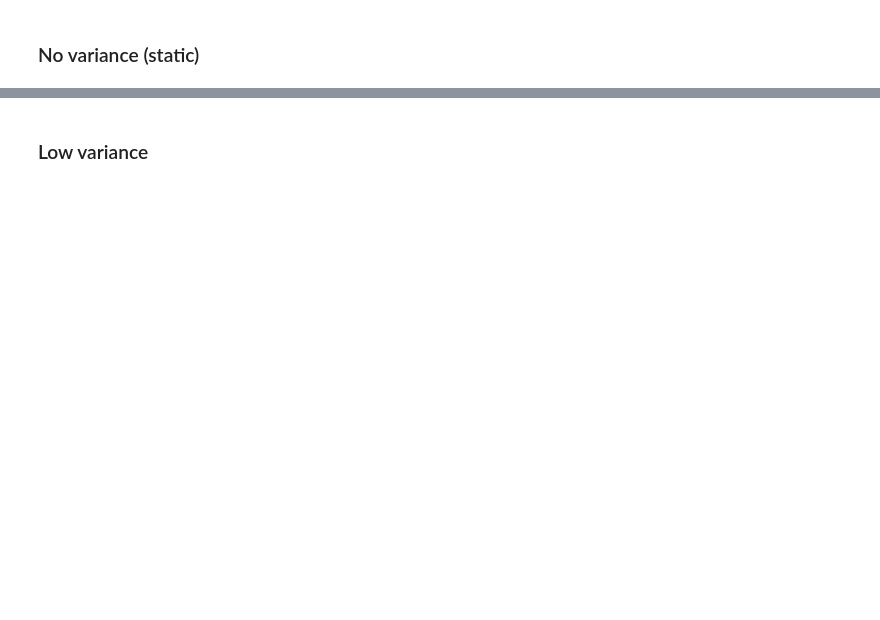
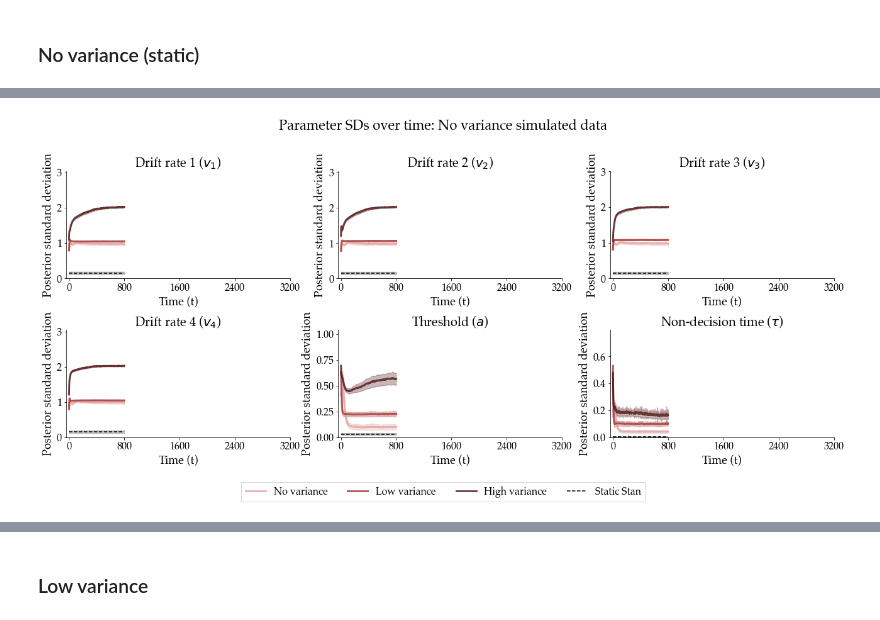
Before and after one commit to LuSchumacher/dynamic_models, a Jupyter notebook: ablation_study/ablation_study.ipynb, the cells around one changed output, grey strips where cells are left out. Cells and saved outputs as stored; diff of their text form; code cells hidden in the pictures; blank space fills up the shorter version.

```diff
--- a/ablation_study/ablation_study.ipynb
+++ b/ablation_study/ablation_study.ipynb
@@ -21,6 +21,11 @@ from tensorflow.keras.utils import to_categorical
 import tensorflow_probability as tfp
 tfd = tfp.distributions
 tfpl = tfp.layers
+# %%
+# set font type
+import matplotlib
+matplotlib.rcParams['font.serif'] = "Palatino"
+matplotlib.rcParams['font.family'] = "serif"
 # %%
 # gpu setting and checking
 # physical_devices = tf.config.list_physical_devices('GPU')
@@ -391,6 +396,6 @@ for i in range(len(epochs)):
 network_no_var   = StaticHeteroscedasticNetwork(6)
 network_low_var  = HeteroscedasticNetwork(6, 6)
 network_high_var = HeteroscedasticNetwork(6, 6)
-network_no_var.load_weights('checkpoints_ablation/ablation_noVar_3200')
+network_no_var.load_weights('checkpoints_ablation/ablation_static_3200')
 network_low_var.load_weights('checkpoints_ablation/ablation_lowVar_3200')
 network_high_var.load_weights('checkpoints_ablation/ablation_highVar_3200')
@@ -423,9 +427,11 @@ def plot_post_sd(stan_post_samples, bf_post_no_var, bf_post_low_var, bf_post_hig
     # plotting info
     labels = ['No variance', 'Low variance', 'High variance', "Static Stan"]
     param_labels = ['Drift rate 1', 'Drift rate 2', 'Drift rate 3', 'Drift rate 4', 'Threshold', 'Non-decision time']
-    colors = ['#D18186', '#7697CA', '#4f8752', "#000000"]
+    colors = ['#e3a3a3', '#a63636', '#511515', "#000000"]
+    # colors = ['#d36666', '#852626', '#5d1b1b', "#000000"]
     param_names = [r'$v_1$', r'$v_2$', r'$v_3$', r'$v_4$', r'$a$', r'$\tau$']
-    alpha = 0.8
+    alpha_line = 0.8
+    alpha_fill = 0.3
     linewidth = 3
 
     # plotting time window
@@ -436,12 +442,12 @@ def plot_post_sd(stan_post_samples, bf_post_no_var, bf_post_low_var, bf_post_hig
     # iterate over parameters
     for i, ax in enumerate(axarr.flat):
         # plot Bayesflow results
-        ax.plot(time, bf_post_no_var_sd[x_min:, i], color=colors[0], label=labels[0], alpha=alpha, linewidth=linewidth)
-        ax.plot(time, bf_post_low_var_sd[x_min:, i], color=colors[1], label=labels[1], alpha=alpha, linewidth=linewidth)
-        ax.plot(time, bf_post_high_var_sd[x_min:, i], color=colors[2], label=labels[2], alpha=alpha, linewidth=linewidth)
-        ax.fill_between(time, bf_post_no_var_sd[x_min:, i]+bf_post_no_var_sd_sd[x_min:, i]/2, bf_post_no_var_sd[x_min:, i]-bf_post_no_var_sd_sd[x_min:, i]/2, color=colors[0], alpha=0.2)
-        ax.fill_between(time, bf_post_low_var_sd[x_min:, i]+bf_post_low_var_sd_sd[x_min:, i]/2, bf_post_low_var_sd[x_min:, i]-bf_post_low_var_sd_sd[x_min:, i]/2, color=colors[1], alpha=0.2)
-        ax.fill_between(time, bf_post_high_var_sd[x_min:, i]+bf_post_high_var_sd_sd[x_min:, i]/2, bf_post_high_var_sd[x_min:, i]-bf_post_high_var_sd_sd[x_min:, i]/2, color=colors[2], alpha=0.2)
+        ax.plot(time, bf_post_no_var_sd[x_min:, i], color=colors[0], label=labels[0], alpha=alpha_line, linewidth=linewidth)
+        ax.plot(time, bf_post_low_var_sd[x_min:, i], color=colors[1], label=labels[1], alpha=alpha_line, linewidth=linewidth)
+        ax.plot(time, bf_post_high_var_sd[x_min:, i], color=colors[2], label=labels[2], alpha=alpha_line, linewidth=linewidth)
+        ax.fill_between(time, bf_post_no_var_sd[x_min:, i]+bf_post_no_var_sd_sd[x_min:, i]/2, bf_post_no_var_sd[x_min:, i]-bf_post_no_var_sd_sd[x_min:, i]/2, color=colors[0], alpha=alpha_fill)
+        ax.fill_between(time, bf_post_low_var_sd[x_min:, i]+bf_post_low_var_sd_sd[x_min:, i]/2, bf_post_low_var_sd[x_min:, i]-bf_post_low_var_sd_sd[x_min:, i]/2, color=colors[1], alpha=alpha_fill)
+        ax.fill_between(time, bf_post_high_var_sd[x_min:, i]+bf_post_high_var_sd_sd[x_min:, i]/2, bf_post_high_var_sd[x_min:, i]-bf_post_high_var_sd_sd[x_min:, i]/2, color=colors[2], alpha=alpha_fill)
 
         # plot Stan results
         ax.hlines(y=stan_sd[i], xmin=x_min, xmax=800, color=colors[3], label=labels[3], linestyles="dashed", linewidth=1.5)
@@ -455,13 +461,16 @@ def plot_post_sd(stan_post_samples, bf_post_no_var, bf_post_low_var, bf_post_hig
         ax.set_ylim(0, max_val + max_val/2)
 
         sns.despine(ax=ax)
-        ax.set_xlabel('Time (t)')
-        ax.set_ylabel('Posterior standard deviation', fontsize=12)
-        ax.set_title(param_labels[i] + ' ({})'.format(param_names[i]), fontsize=12)
+        ax.set_xlabel('Time (t)', fontsize=18)
+        ax.set_ylabel('Posterior standard deviation', fontsize=18)
+        ax.set_title(param_labels[i] + ' ({})'.format(param_names[i]), fontsize=20)
+        ax.set_xticks(np.arange(0, 3201, 800))
+        ax.tick_params(axis='both', which='major', labelsize=16)
 
         if i == 0:
-            ax.legend()
-            f.suptitle("Parameter std's over time: {}".format(labels[types]) + " simulated data", fontsize=16)
+            f.legend(fontsize=16, loc='center',
+                    bbox_to_anchor=(0.5, -0.05),fancybox=False, shadow=False, ncol=4)
+            f.suptitle("Parameter SDs over time: {}".format(labels[types]) + " simulated data\n", fontsize=22)
 
     f.tight_layout()
 # %%
@@ -530,7 +544,7 @@ def plot_post_mean_error(stan_post_samples, bf_post_no_var, bf_post_low_var, bf_
 ### No variance (static)
 # %%
 # load simulated data and stan fits
-sim = pd.read_pickle('./sim_800_noVar.pkl')
+sim = pd.read_pickle('sim_data_ablation/sim_800_noVar.pkl')
 rt = sim['rt']
 context = to_categorical(sim['context'])
 sim_data = np.concatenate((rt[:, :, np.newaxis], context), axis=-1)
@@ -543,3 +559,5 @@ bf_post_high_var = network_high_var(sim_data)
 # %%
-plot_post_sd(stan_post_samples, bf_post_no_var, bf_post_low_var, bf_post_high_var, 800, 0)
+plot_post_sd(stan_post_samples, bf_post_no_var, bf_post_low_var[0], bf_post_high_var[0], 800, 0)
+# %% [output]
+[figure, added]
 # %%
```
Also changed, not shown: parts of 7 cells of this notebook, 7 other files.
